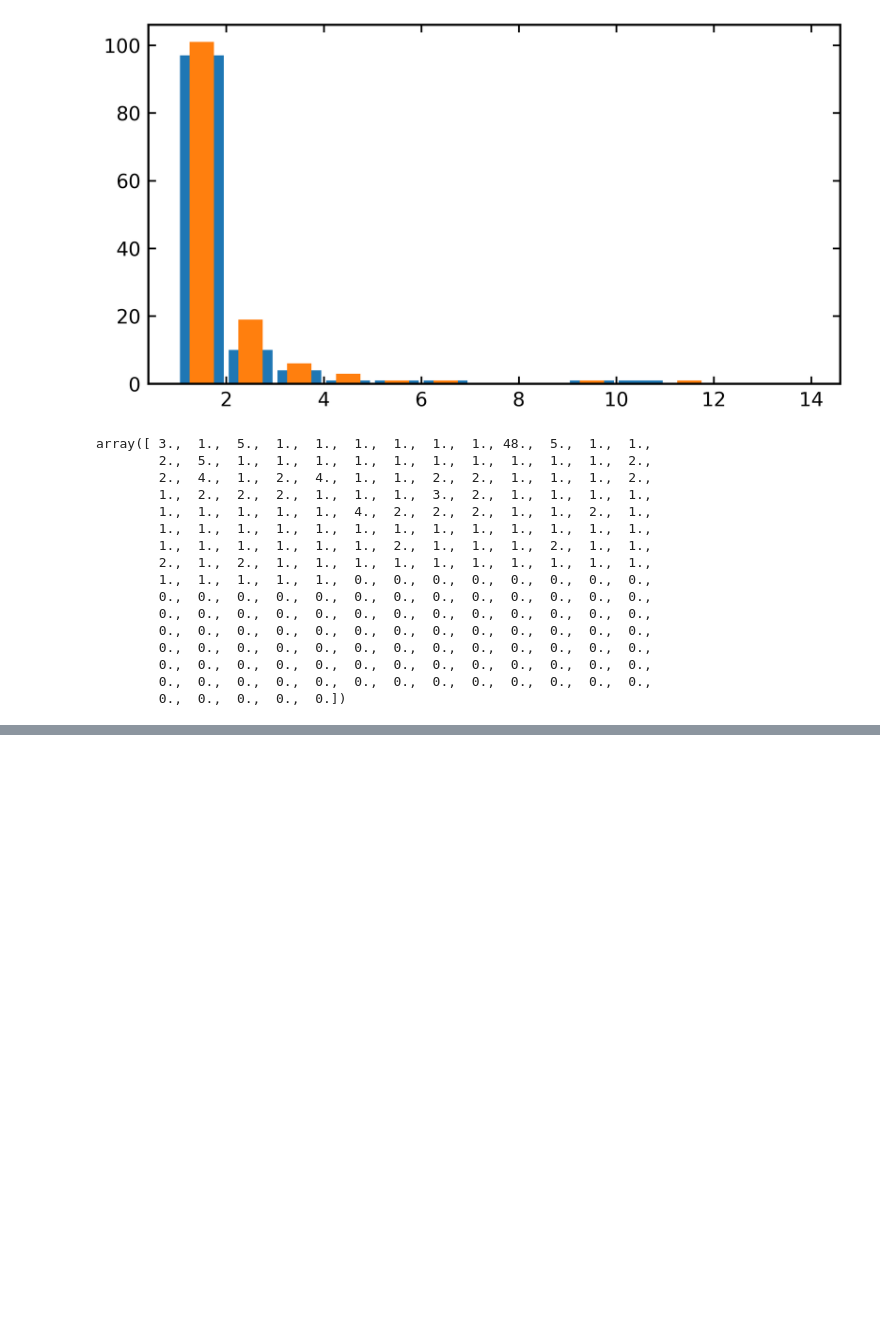
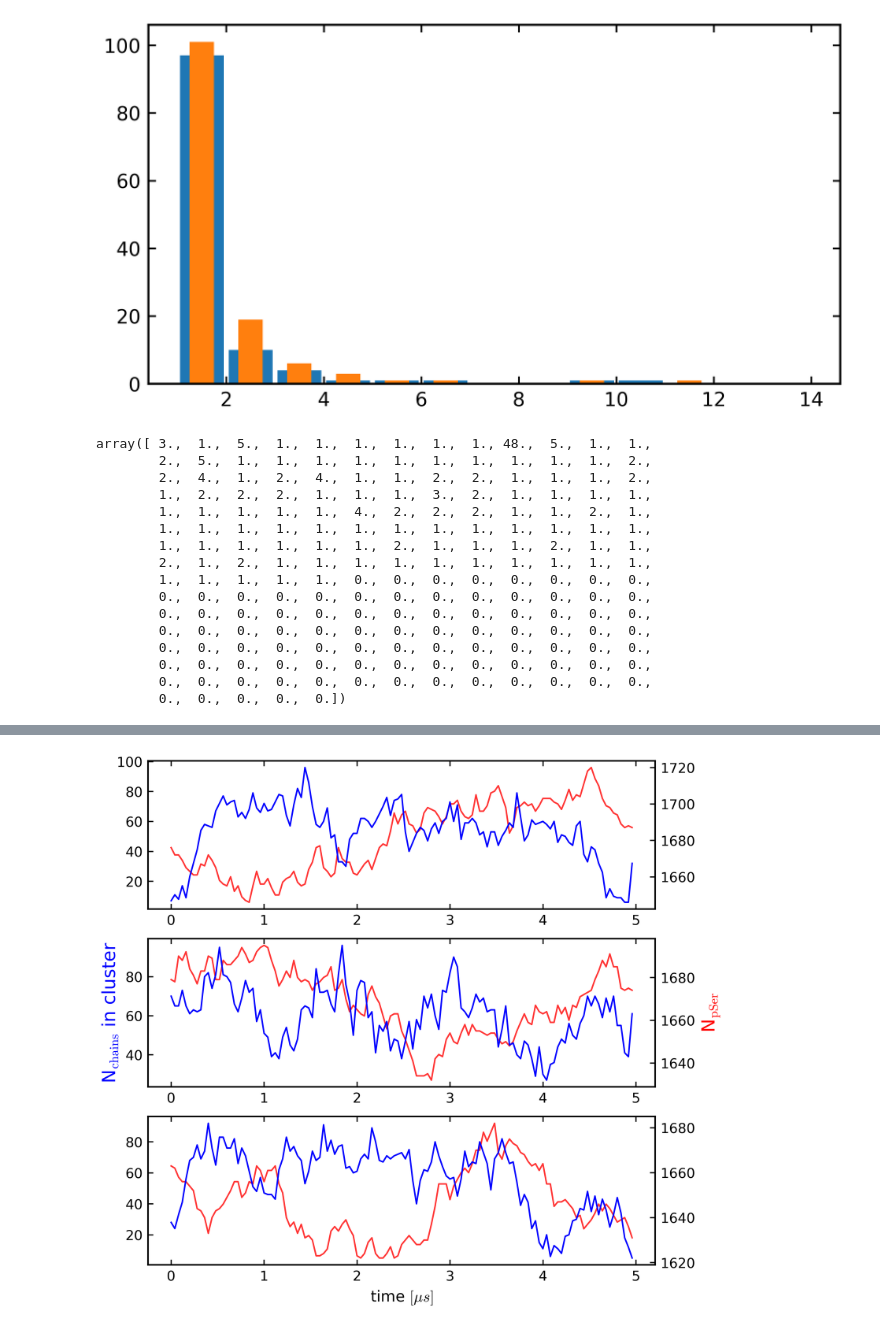
Before and after one commit to ezippo/HPA, a Jupyter notebook: active_droplets.ipynb, the cells around one changed output, grey strips where cells are left out. Drawn from its saved outputs; the diff is of its cells as text; code cells hidden in the pictures; blank space fills up the shorter version.

```diff
--- a/active_droplets.ipynb
+++ b/active_droplets.ipynb
@@ -469,0 +498,15 @@ array([ 3.,  1.,  5.,  1.,  1.,  1.,  1.,  1.,  1., 48.,  5.,  1.,  1.,
+# %%
+pSer_200_2_12_1, d_pSer_200_2_12_1 = hpa.rates.pSer_per_chain(dirpath=path_drop+'sim_ness_200-tdp43-lcd_2-ck1d-open_12-pp3/',
+                                              file_suffix='ness_200-tdp43-lcd_2-com-ck1d-open_12-com-pp3_CAL3_dump.gsd',
+                                              n_sims=[1], times=times_ss, len_prot=154, n_prot=200)
+
+pSer_200_2_12_2, d_pSer_200_2_12_2 = hpa.rates.pSer_per_chain(dirpath=path_drop+'sim_ness_200-tdp43-lcd_2-ck1d-open_12-pp3/',
+                                              file_suffix='ness_200-tdp43-lcd_2-com-ck1d-open_12-com-pp3_CAL3_dump.gsd',
+                                              n_sims=[2], times=times_ss, len_prot=154, n_prot=200)
+
+pSer_200_2_12_3, d_pSer_200_2_12_3 = hpa.rates.pSer_per_chain(dirpath=path_drop+'sim_ness_200-tdp43-lcd_2-ck1d-open_12-pp3/',
+                                              file_suffix='ness_200-tdp43-lcd_2-com-ck1d-open_12-com-pp3_CAL3_dump.gsd',
+                                              n_sims=[3], times=times_ss, len_prot=154, n_prot=200)
+# %%
+dirpath=path_drop+'sim_ness_200-tdp43-lcd_2-ck1d-open_12-pp3/'
+file_suffix='ness_200-tdp43-lcd_2-com-ck1d-open_12-com-pp3_CAL3_'
@@ -469,0 +541,49 @@ array([ 3.,  1.,  5.,  1.,  1.,  1.,  1.,  1.,  1., 48.,  5.,  1.,  1.,
+# %%
+condensate_size_t1 = np.max(n_chains_arr1, axis=1)
+condensate_size_t2 = np.max(n_chains_arr2, axis=1)
+condensate_size_t3 = np.max(n_chains_arr3, axis=1)
+# %%
+time_step_ss = times_ss*200000/1e8
+
+fig, (ax1, ax2, ax3) = plt.subplots(3,1,figsize=(6, 6))
+
+ax1.plot(time_step_ss, condensate_size_t1, 'b')
+#ax1.set_ylabel(r'N$_{\mathrm{chains}}$ in cluster', color='b')
+
+ax2.plot(time_step_ss, condensate_size_t2, 'b')
+ax2.set_ylabel(r'N$_{\mathrm{chains}}$ in cluster', color='b', fontsize=12)
+
+ax3.plot(time_step_ss, condensate_size_t3, 'b')
+#ax3.set_ylabel(r'N$_{\mathrm{chains}}$ in cluster', color='b')
+
+ax11 = ax1.twinx()
+ax11.set_zorder(ax1.get_zorder() - 1)
+ax22 = ax2.twinx()
+ax22.set_zorder(ax2.get_zorder() - 1)
+ax33 = ax3.twinx()
+ax33.set_zorder(ax3.get_zorder() - 1)
+
+ax11.plot(time_step_ss, pSer_200_2_12_1*200, 'r', alpha=0.8)
+#ax11.fill_between(time_step_ss, pSer_200_2_10_1-d_pSer_200_2_10_1, pSer_200_2_10_1+d_pSer_200_2_10_1, color='tab:red', alpha=0.5, label='sim1')
+ax22.plot(time_step_ss, pSer_200_2_12_2*200, 'r', alpha=0.8)
+#ax22.fill_between(time_step_ss, pSer_200_2_10_2-d_pSer_200_2_10_2, pSer_200_2_10_2+d_pSer_200_2_10_2, color='tab:red', alpha=0.5, label='sim2')
+ax33.plot(time_step_ss, pSer_200_2_12_3*200, 'r', alpha=0.8)
+#ax33.fill_between(time_step_ss, pSer_200_2_10_3-d_pSer_200_2_10_3, pSer_200_2_10_3+d_pSer_200_2_10_3, color='tab:red', alpha=0.5, label='sim3')
+
+ax3.set_xlabel(r'time $[\mu s]$')
+ax22.set_ylabel(r'N$_{\mathrm{pSer}}$', color='r', fontsize=12)
+ax11.patch.set_visible(False)
+ax1.patch.set_visible(False)
+ax22.patch.set_visible(False)
+ax2.patch.set_visible(False)
+ax33.patch.set_visible(False)
+ax3.patch.set_visible(False)
+
+#ax1.set_ylim(3,5)
+#ax1.set_xlim(0,20)
+#ax1.legend(ncols=2, loc='lower right')
+filename = '/localscratch/zippoema/project_ness/plots/droplet_200-tdp43-lcd/cluster_size_200-tdp-lcd_2-ck1d-open_12-pp3'
+#plt.savefig(filename+'.png', dpi=600)
+#plt.savefig(filename+'.pdf', dpi=600)
+# %% [output]
+[figure, added]
```
Also changed, not shown: parts of 9 cells of this notebook, 1 other file.
